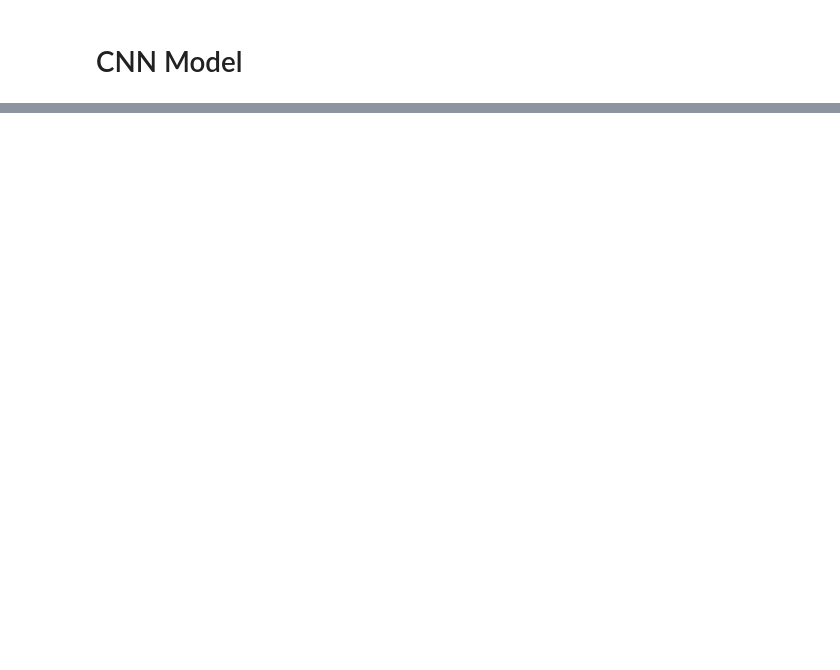
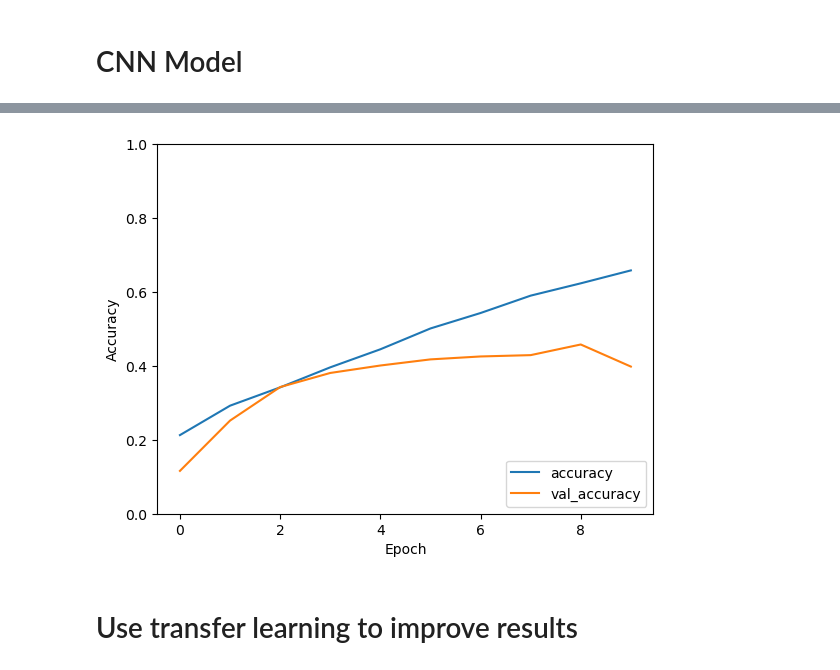
Before and after one commit to MrLFW/deeplearningcw, a Jupyter notebook: CNN.ipynb, the cells around one changed output, grey strips where cells are left out. Drawn from its saved outputs; the diff is of its cells as text; code cells hidden in the pictures; blank space fills up the shorter version.

```diff
--- a/CNN.ipynb
+++ b/CNN.ipynb
@@ -61,12 +61,11 @@ plt.show()
 model = tf.keras.models.Sequential([
     tf.keras.layers.Conv2D(32, (3, 3), activation='relu', input_shape=(img_height, img_width, 3)),
     tf.keras.layers.MaxPooling2D((2, 2)),
-
-    tf.keras.layers.Conv2D(64, (3, 3), activation='relu'),
-    tf.keras.layers.MaxPooling2D((2, 2)),
+    tf.keras.layers.BatchNormalization(),
 
     tf.keras.layers.Flatten(),
     tf.keras.layers.Dense(512, activation='relu'),
+    tf.keras.layers.Dropout(0.5),
     tf.keras.layers.Dense(len(class_names), activation='softmax')
 ])
 
@@ -94,7 +93,5 @@ model.compile(
     optimizer="adam", loss="sparse_categorical_crossentropy", metrics=["accuracy"]
 )
 # %%
-early_stopping = tf.keras.callbacks.EarlyStopping(monitor='val_loss', patience=3, restore_best_weights=True)
-
-history = model.fit(x_train, y_train, epochs=50, validation_split=0.2, callbacks=[early_stopping])
+history = model.fit(x_train, y_train, epochs=10, validation_split=0.2)
 # %% [output]
@@ -116,0 +124,3 @@ Test accuracy: 0.5311059951782227
+# %%
+# train another 10 epochs
+history = model.fit(x_train, y_train, epochs=10, validation_split=0.2)
@@ -116,0 +135,13 @@ Test accuracy: 0.5311059951782227
+# %%
+# plot training history
+plt.plot(history.history['accuracy'], label='accuracy')
+plt.plot(history.history['val_accuracy'], label = 'val_accuracy')
+plt.xlabel('Epoch')
+plt.ylabel('Accuracy')
+plt.ylim([0, 1])
+plt.legend(loc='lower right')
+plt.show()
+# %% [output]
+[figure, added]
+# %% [markdown]
+# Use transfer learning to improve results
```
Also changed, not shown: parts of 11 cells of this notebook, 3 other files.
